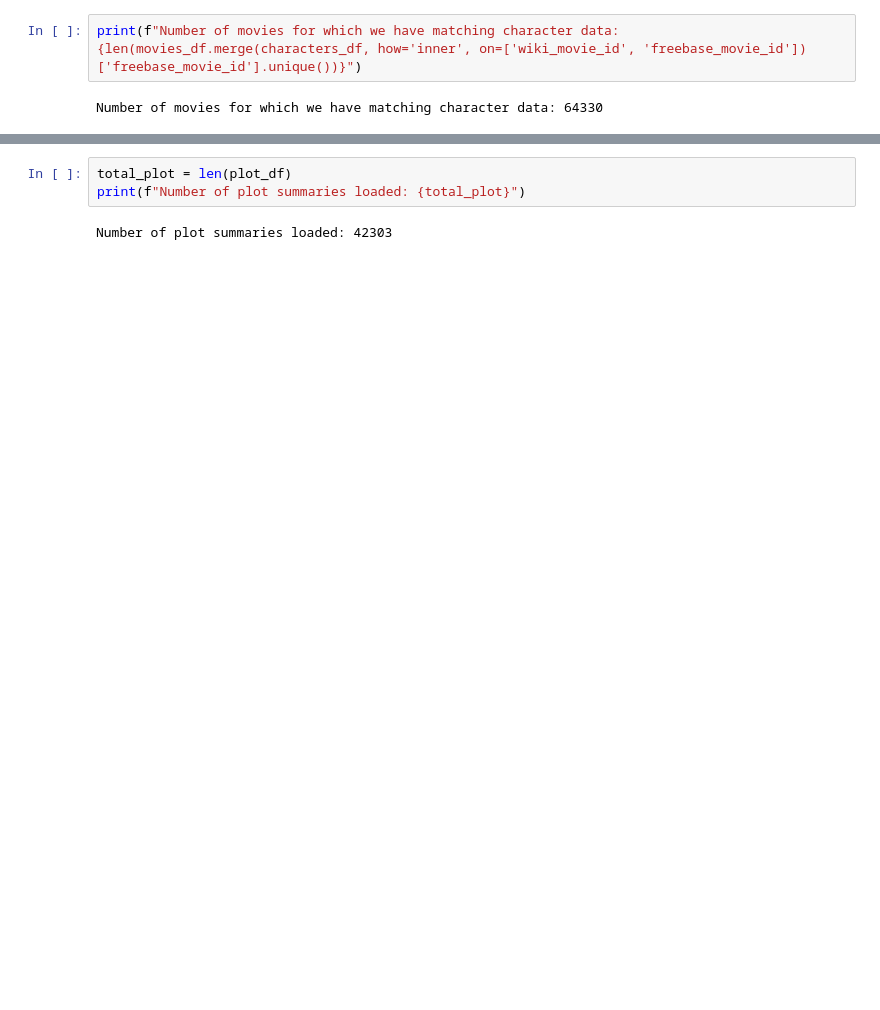
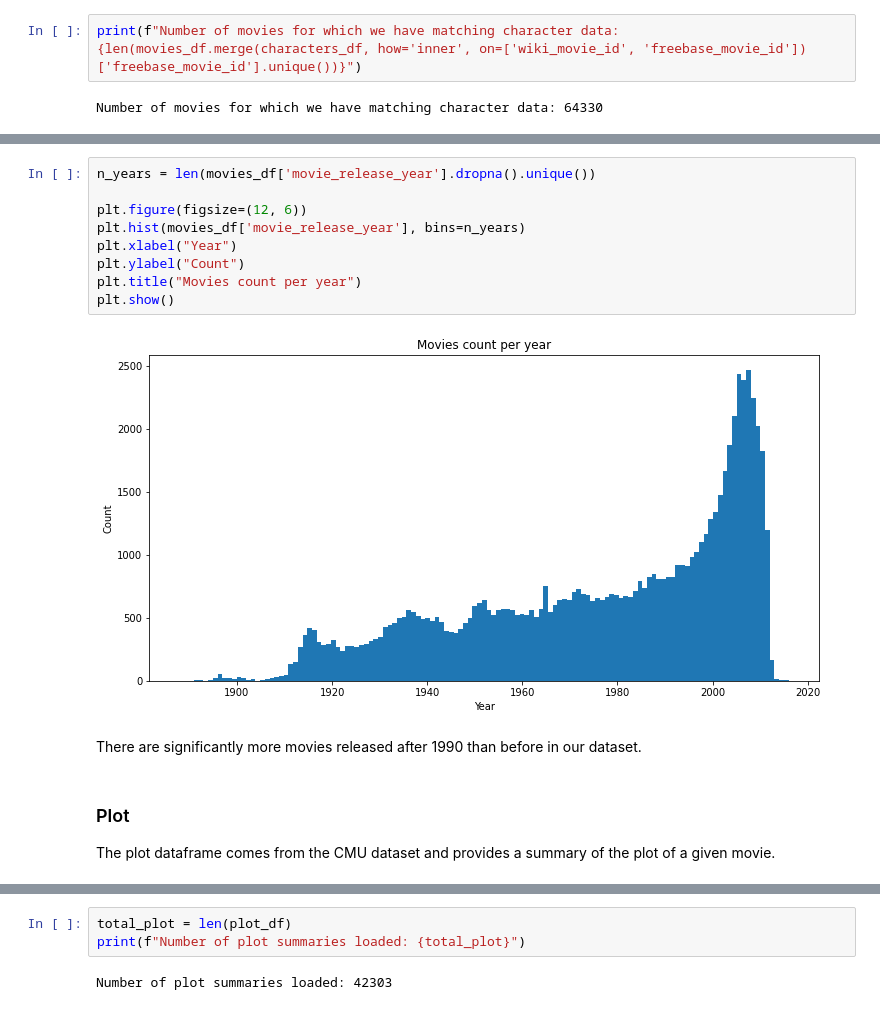
Before and after one commit to epfl-ada/ada-2023-project-advanceddataarsonists, a Jupyter notebook: initial_analyses.ipynb, the cells around one changed output, grey strips where cells are left out. Saved outputs shown, nothing was run; the diff lists cells and outputs as text; blank space fills up the shorter version.

```diff
--- a/initial_analyses.ipynb
+++ b/initial_analyses.ipynb
@@ -105,3 +148,20 @@ movies_df.loc[wrong_dates, 'movie_release_date'] ='2010-12-02'
+# %%
+n_years = len(movies_df['movie_release_year'].dropna().unique())
+
+plt.figure(figsize=(12, 6))
+plt.hist(movies_df['movie_release_year'], bins=n_years)
+plt.xlabel("Year")
+plt.ylabel("Count")
+plt.title("Movies count per year")
+plt.show()
+# %% [output]
+[figure, added]
+# %% [markdown]
+There are significantly more movies released after 1990 than before in our dataset.
+# %% [markdown]
+### Plot
+
+The plot dataframe comes from the CMU dataset and provides a summary of the plot of a given movie.
 # %%
 plot_df.sample(5)
 # %% [output]
```
Also changed, not shown: parts of 50 cells of this notebook.
